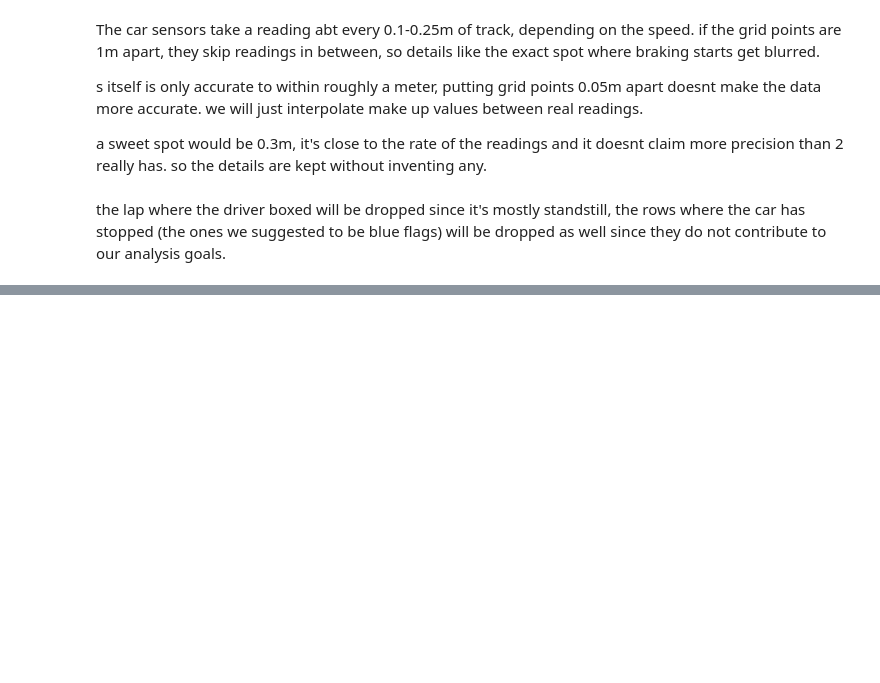
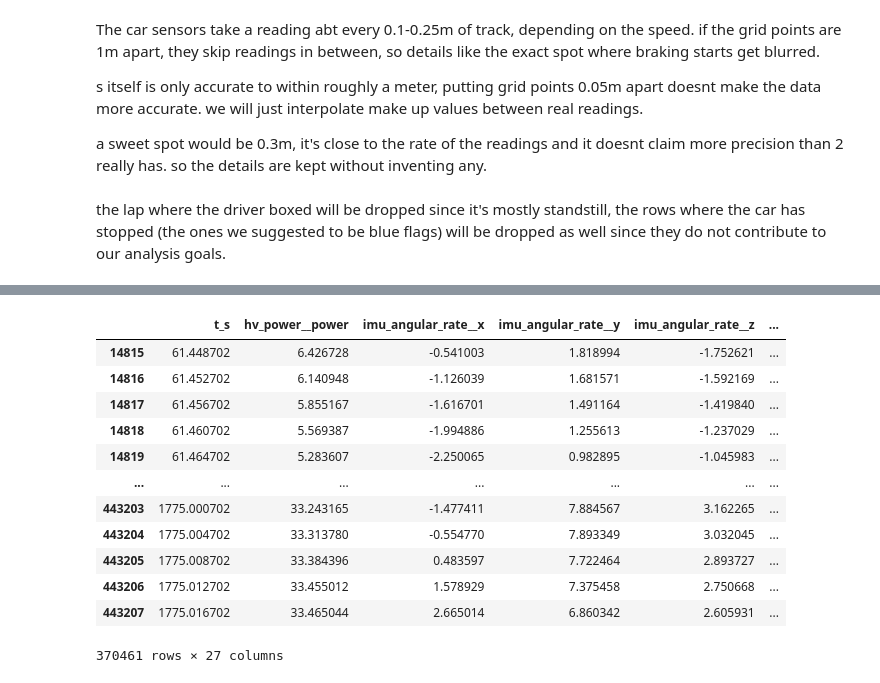
Before and after one commit to manelbenabid/recruiting-sw-telemetry, a Jupyter notebook: notebooks/07_segment.ipynb, the cells around one changed output, grey strips where cells are left out. Cells and saved outputs as stored; diff of their text form; code cells hidden in the pictures; blank space fills up the shorter version.

```diff
--- a/notebooks/07_segment.ipynb
+++ b/notebooks/07_segment.ipynb
@@ -337,0 +399,28 @@ the lap where the driver boxed will be dropped since it's mostly standstill, the
+# %%
+standstills_stops = zip(standstills["start_s"], standstills["end_s"])
+valid_rows = []
+for lap in valid_laps["lap"]:
+    lap_rows = df[df["lap"] == lap]
+    for row_time in lap_rows["t_s"]:
+        if (row_time in standstills_stops):
+            lap_rows.drop(lap_rows["t_s"] == row_time)
+        else:
+            valid_rows.append(row_time)
+
+#valid_rows = np.array(valid_rows)
+# %%
+df.loc[df['t_s'].isin(valid_rows), :]
+# %% [output]
+|  | t_s | hv_power__power | imu_angular_rate__x | imu_angular_rate__y | imu_angular_rate__z | ... |
+| 14815 | 61.448702 | 6.426728 | -0.541003 | 1.818994 | -1.752621 | ... |
+| 14816 | 61.452702 | 6.140948 | -1.126039 | 1.681571 | -1.592169 | ... |
+| 14817 | 61.456702 | 5.855167 | -1.616701 | 1.491164 | -1.419840 | ... |
+| 14818 | 61.460702 | 5.569387 | -1.994886 | 1.255613 | -1.237029 | ... |
+| 14819 | 61.464702 | 5.283607 | -2.250065 | 0.982895 | -1.045983 | ... |
+| ... | ... | ... | ... | ... | ... | ... |
+| 443203 | 1775.000702 | 33.243165 | -1.477411 | 7.884567 | 3.162265 | ... |
+| 443204 | 1775.004702 | 33.313780 | -0.554770 | 7.893349 | 3.032045 | ... |
+| 443205 | 1775.008702 | 33.384396 | 0.483597 | 7.722464 | 2.893727 | ... |
+| 443206 | 1775.012702 | 33.455012 | 1.578929 | 7.375458 | 2.750668 | ... |
+| 443207 | 1775.016702 | 33.465044 | 2.665014 | 6.860342 | 2.605931 | ... |
+370461 rows × 27 columns
```
Also changed, not shown: parts of 5 cells of this notebook.
